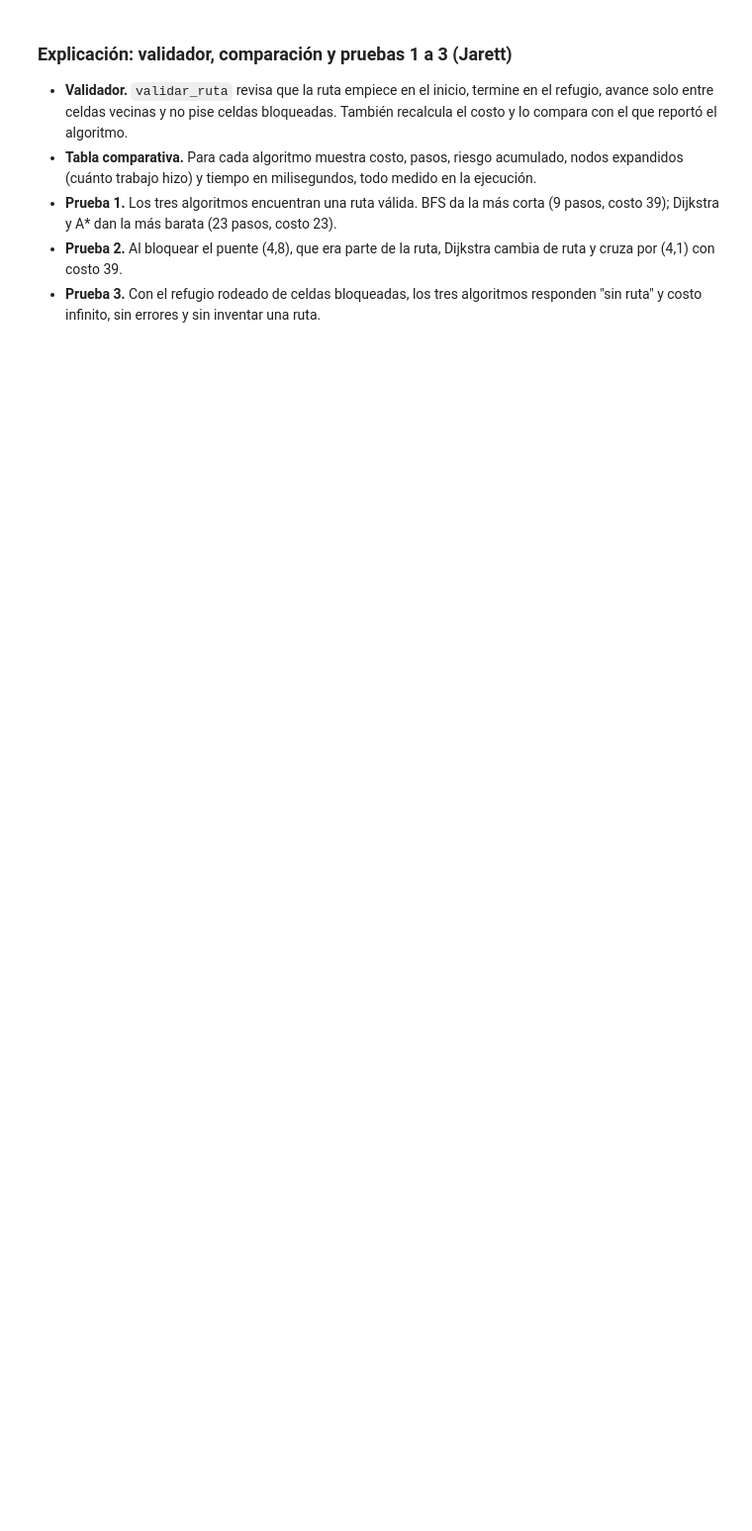
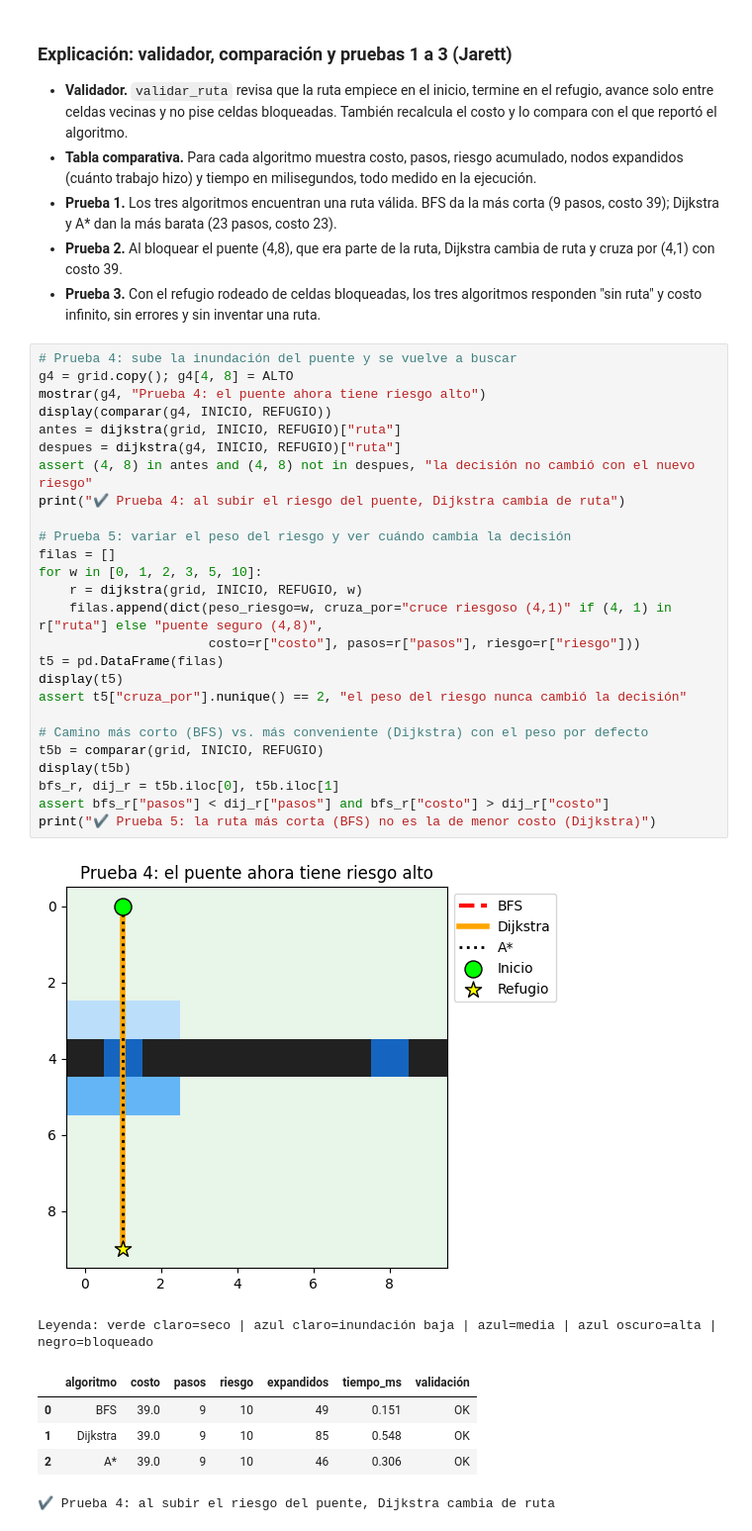
Before and after one commit to jorgemx546/rutas-inundacion, a Jupyter notebook: rutas_inundacion.ipynb, the cells around one changed output. Shown at 99% size. Cells and saved outputs as stored; diff of their text form; blank space fills up the shorter version.

Commit message:
test: agrega pruebas de cambio de riesgo y ruta corta contra conveniente

```diff
--- a/rutas_inundacion.ipynb
+++ b/rutas_inundacion.ipynb
@@ -209,3 +232,37 @@ print("✔ Prueba 3: los tres algoritmos reportan 'sin ruta' sin fallar")
 - **Prueba 1.** Los tres algoritmos encuentran una ruta válida. BFS da la más corta (9 pasos, costo 39); Dijkstra y A* dan la más barata (23 pasos, costo 23).
 - **Prueba 2.** Al bloquear el puente (4,8), que era parte de la ruta, Dijkstra cambia de ruta y cruza por (4,1) con costo 39.
 - **Prueba 3.** Con el refugio rodeado de celdas bloqueadas, los tres algoritmos responden "sin ruta" y costo infinito, sin errores y sin inventar una ruta.
+# %%
+# Prueba 4: sube la inundación del puente y se vuelve a buscar
+g4 = grid.copy(); g4[4, 8] = ALTO
+mostrar(g4, "Prueba 4: el puente ahora tiene riesgo alto")
+display(comparar(g4, INICIO, REFUGIO))
+antes = dijkstra(grid, INICIO, REFUGIO)["ruta"]
+despues = dijkstra(g4, INICIO, REFUGIO)["ruta"]
+assert (4, 8) in antes and (4, 8) not in despues, "la decisión no cambió con el nuevo riesgo"
+print("✔ Prueba 4: al subir el riesgo del puente, Dijkstra cambia de ruta")
+
+# Prueba 5: variar el peso del riesgo y ver cuándo cambia la decisión
+filas = []
+for w in [0, 1, 2, 3, 5, 10]:
+    r = dijkstra(grid, INICIO, REFUGIO, w)
+    filas.append(dict(peso_riesgo=w, cruza_por="cruce riesgoso (4,1)" if (4, 1) in r["ruta"] else "puente seguro (4,8)",
+                      costo=r["costo"], pasos=r["pasos"], riesgo=r["riesgo"]))
+t5 = pd.DataFrame(filas)
+display(t5)
+assert t5["cruza_por"].nunique() == 2, "el peso del riesgo nunca cambió la decisión"
+
+# Camino más corto (BFS) vs. más conveniente (Dijkstra) con el peso por defecto
+t5b = comparar(grid, INICIO, REFUGIO)
+display(t5b)
+bfs_r, dij_r = t5b.iloc[0], t5b.iloc[1]
+assert bfs_r["pasos"] < dij_r["pasos"] and bfs_r["costo"] > dij_r["costo"]
+print("✔ Prueba 5: la ruta más corta (BFS) no es la de menor costo (Dijkstra)")
+# %% [output]
+[figure, added]
+Leyenda: verde claro=seco | azul claro=inundación baja | azul=media | azul oscuro=alta | negro=bloqueado
+|  | algoritmo | costo | pasos | riesgo | expandidos | tiempo_ms | validación |
+| 0 | BFS | 39.0 | 9 | 10 | 49 | 0.151 | OK |
+| 1 | Dijkstra | 39.0 | 9 | 10 | 85 | 0.548 | OK |
+| 2 | A* | 39.0 | 9 | 10 | 46 | 0.306 | OK |
+✔ Prueba 4: al subir el riesgo del puente, Dijkstra cambia de ruta
```
Also changed, not shown: parts of 3 cells of this notebook.
